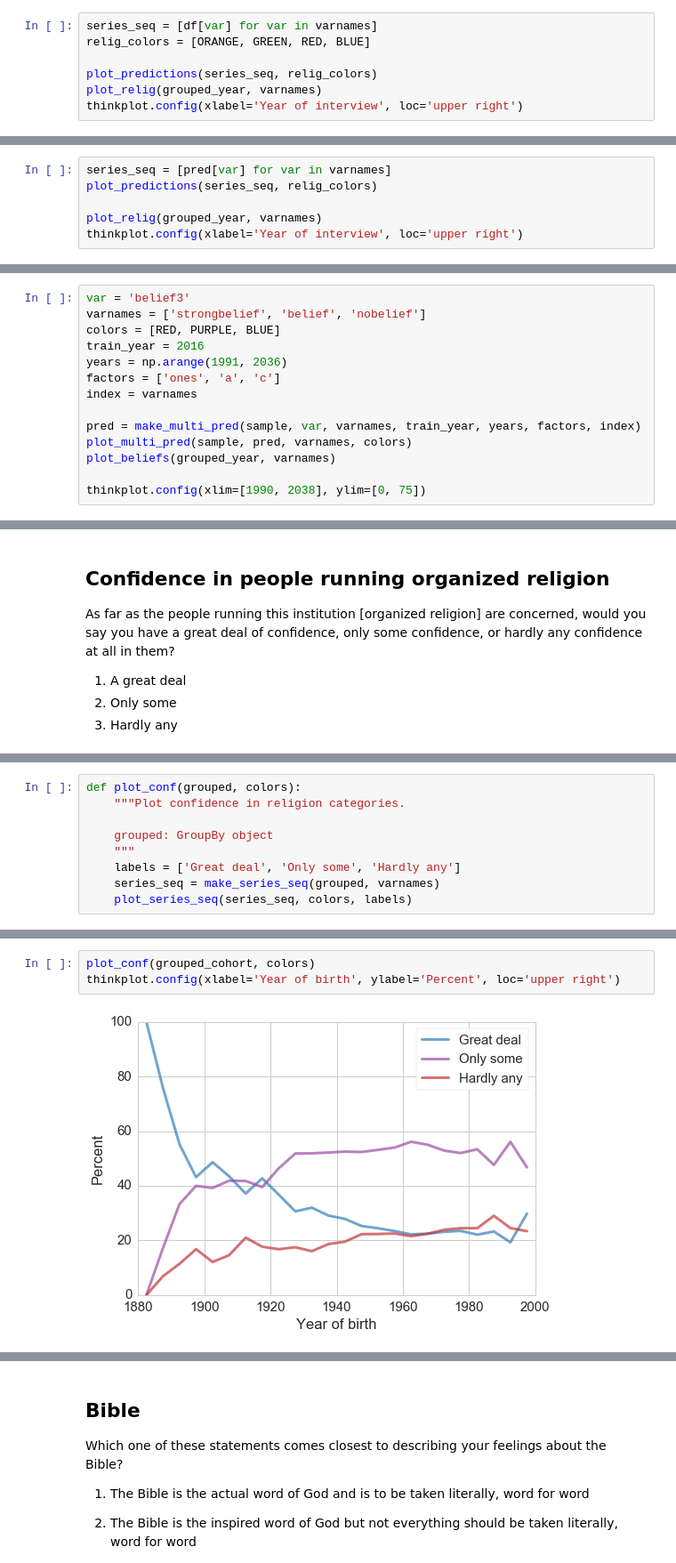
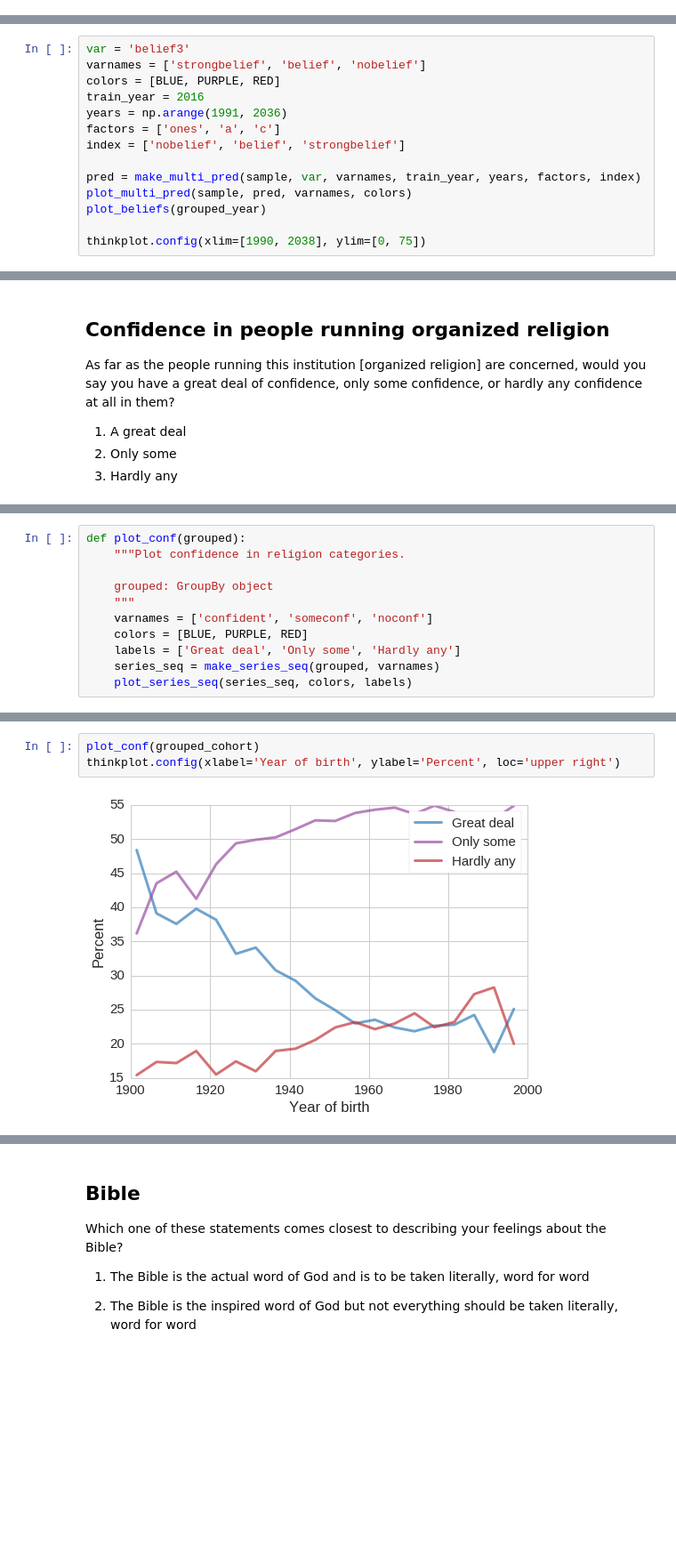
Before and after one commit to AllenDowney/GssReligion, a Jupyter notebook: age_religion.ipynb, the cells around one changed output, grey strips where cells are left out. Shown at 89% size. Cells and saved outputs as stored; diff of their text form; blank space fills up the shorter version.

```diff
--- a/age_religion.ipynb
+++ b/age_religion.ipynb
@@ -797,7 +697,0 @@ def plot_predictions(series_seq, colors):
-# %%
-series_seq = [df[var] for var in varnames]
-relig_colors = [ORANGE, GREEN, RED, BLUE]
-
-plot_predictions(series_seq, relig_colors)
-plot_relig(grouped_year, varnames)
-thinkplot.config(xlabel='Year of interview', loc='upper right')
@@ -906,6 +779,0 @@ pred = predict_by_year_multi(age, model, years, factors, index)
-# %%
-series_seq = [pred[var] for var in varnames]
-plot_predictions(series_seq, relig_colors)
-
-plot_relig(grouped_year, varnames)
-thinkplot.config(xlabel='Year of interview', loc='upper right')
@@ -1101,15 +962,15 @@ MNLogit Regression Results
 # %%
 var = 'belief3'
 varnames = ['strongbelief', 'belief', 'nobelief']
-colors = [RED, PURPLE, BLUE]
+colors = [BLUE, PURPLE, RED]
 train_year = 2016
 years = np.arange(1991, 2036)
 factors = ['ones', 'a', 'c']
-index = varnames
+index = ['nobelief', 'belief', 'strongbelief']
 
 pred = make_multi_pred(sample, var, varnames, train_year, years, factors, index)
 plot_multi_pred(sample, pred, varnames, colors)
-plot_beliefs(grouped_year, varnames)
+plot_beliefs(grouped_year)
 
 thinkplot.config(xlim=[1990, 2038], ylim=[0, 75])
 # %% [output]
@@ -1147,9 +999,11 @@ create_conf_vars(sample)
 # %%
-def plot_conf(grouped, colors):
+def plot_conf(grouped):
     """Plot confidence in religion categories.
 
     grouped: GroupBy object
     """
+    varnames = ['confident', 'someconf', 'noconf']
+    colors = [BLUE, PURPLE, RED]
     labels = ['Great deal', 'Only some', 'Hardly any']
     series_seq = make_series_seq(grouped, varnames)
     plot_series_seq(series_seq, colors, labels)
@@ -1162,8 +1015,8 @@ thinkplot.config(xlabel='Year of interview', ylabel='Percent', loc='center right
 # %%
-plot_conf(grouped_cohort, colors)
+plot_conf(grouped_cohort)
 thinkplot.config(xlabel='Year of birth', ylabel='Percent', loc='upper right')
 # %% [output]
-[figure, old version]
+[figure, new version]
 # %%
 make_model(sample, 'confident').summary()
 # %% [output]
```
Also changed, not shown: parts of 114 cells of this notebook.
